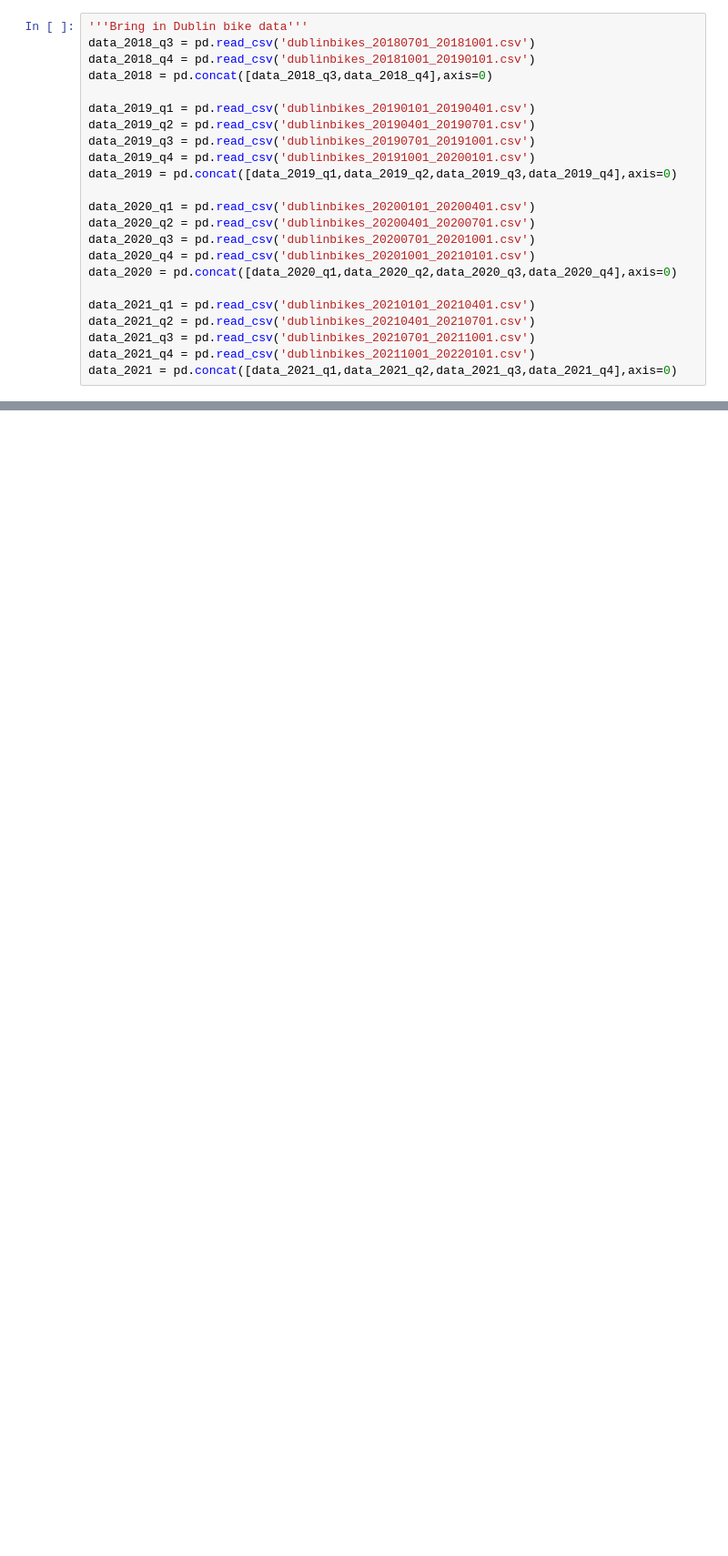
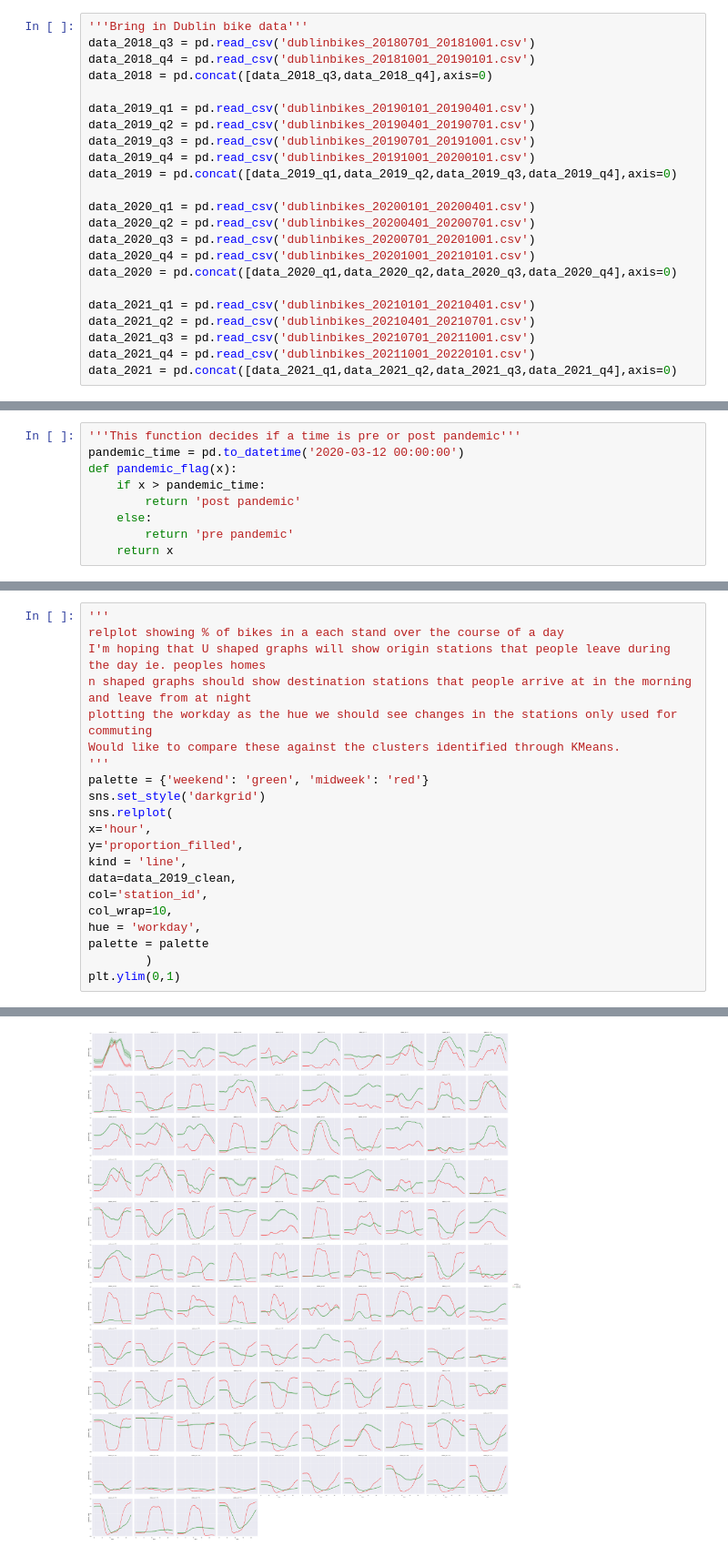
Before and after one commit to adevine95/Andrew-Devine-Project, a Jupyter notebook: Dublin Bike Notebook Andrew Devine.ipynb, the cells around one changed output, grey strips where cells are left out. Shown at 91% size. Drawn from its saved outputs; the diff is of its cells as text; blank space fills up the shorter version.

```diff
--- a/Dublin Bike Notebook Andrew Devine.ipynb
+++ b/Dublin Bike Notebook Andrew Devine.ipynb
@@ -291,0 +78,9 @@ plt.ylim(0,1)
+# %%
+'''This function decides if a time is pre or post pandemic'''
+pandemic_time = pd.to_datetime('2020-03-12 00:00:00')
+def pandemic_flag(x):
+    if x > pandemic_time:
+        return 'post pandemic'
+    else:
+        return 'pre pandemic'
+    return x
@@ -291,0 +192,22 @@ plt.ylim(0,1)
+# %%
+'''
+relplot showing % of bikes in a each stand over the course of a day
+I'm hoping that U shaped graphs will show origin stations that people leave during the day ie. peoples homes
+n shaped graphs should show destination stations that people arrive at in the morning and leave from at night
+plotting the workday as the hue we should see changes in the stations only used for commuting
+Would like to compare these against the clusters identified through KMeans.
+'''
+palette = {'weekend': 'green', 'midweek': 'red'}
+sns.set_style('darkgrid')
+sns.relplot(
+x='hour',
+y='proportion_filled',
+kind = 'line',
+data=data_2019_clean,
+col='station_id',
+col_wrap=10,
+hue = 'workday',
+palette = palette
+        )
+plt.ylim(0,1)
+# %% [output]
@@ -291,0 +215 @@ plt.ylim(0,1)
+[figure, added]
```
Also changed, not shown: parts of 55 cells of this notebook.
